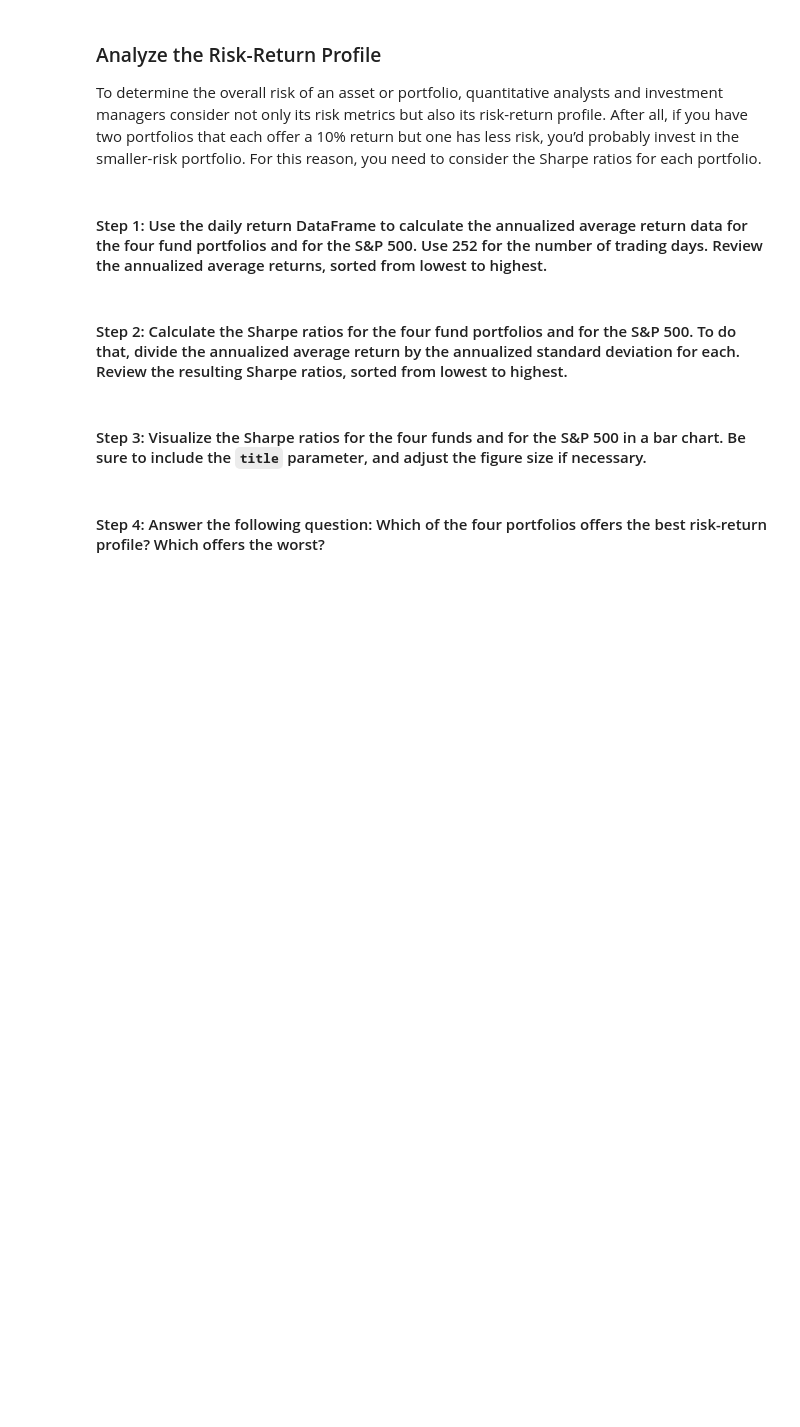
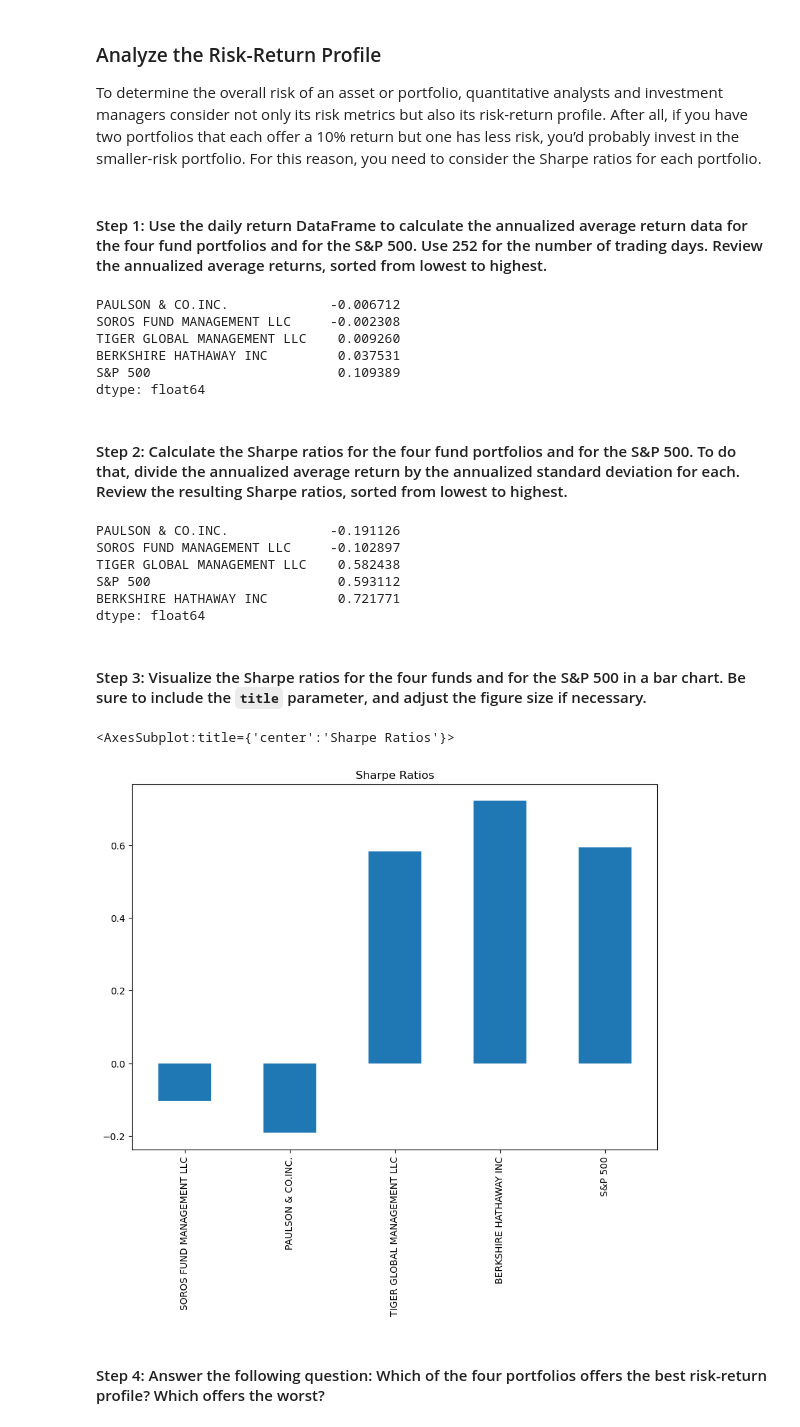
Before and after one commit to DanHerman212/challenge4, a Jupyter notebook: risk_return_analysis.ipynb, the cells around one changed output. Saved outputs shown, nothing was run; the diff lists cells and outputs as text; code cells hidden in the pictures; blank space fills up the shorter version.

Commit message:
Savepoint: Completed Risk-Return, next Diversify Portfolio

```diff
--- a/risk_return_analysis.ipynb
+++ b/risk_return_analysis.ipynb
@@ -305,19 +305,41 @@ To determine the overall risk of an asset or portfolio, quantitative analysts an
 # Calculate the annual average return data for the for fund portfolios and the S&P 500
 # Use 252 as the number of trading days in the year
 # Review the annual average returns sorted from lowest to highest
-# YOUR CODE HERE
+trading_days = 255
+
+annual_average_returns = daily_returns_nav_spx.mean() * trading_days
+annual_average_returns.sort_values()
+# %% [output]
+PAULSON & CO.INC.             -0.006712
+SOROS FUND MANAGEMENT LLC     -0.002308
+TIGER GLOBAL MANAGEMENT LLC    0.009260
+BERKSHIRE HATHAWAY INC         0.037531
+S&P 500                        0.109389
+dtype: float64
 # %% [markdown]
 #### Step 2: Calculate the Sharpe ratios for the four fund portfolios and for the S&P 500. To do that, divide the annualized average return by the annualized standard deviation for each. Review the resulting Sharpe ratios, sorted from lowest to highest.
 # %%
 # Calculate the annualized Sharpe Ratios for each of the 4 portfolios and the S&P 500.
 # Review the Sharpe ratios sorted lowest to highest
-# YOUR CODE HERE
+sharpe_ratio = annual_average_returns / annual_standard_deviation
+
+sharpe_ratio.sort_values()
+# %% [output]
+PAULSON & CO.INC.             -0.191126
+SOROS FUND MANAGEMENT LLC     -0.102897
+TIGER GLOBAL MANAGEMENT LLC    0.582438
+S&P 500                        0.593112
+BERKSHIRE HATHAWAY INC         0.721771
+dtype: float64
 # %% [markdown]
 #### Step 3: Visualize the Sharpe ratios for the four funds and for the S&P 500 in a bar chart. Be sure to include the `title` parameter, and adjust the figure size if necessary.
 # %%
 # Visualize the Sharpe ratios as a bar chart
 # Include a title parameter and adjust the figure size
-# YOUR CODE HERE
+sharpe_ratio.plot.bar(figsize=(10, 7), title="Sharpe Ratios")
+# %% [output]
+<AxesSubplot:title={'center':'Sharpe Ratios'}>
+[figure, added]
 # %% [markdown]
 #### Step 4: Answer the following question: Which of the four portfolios offers the best risk-return profile? Which offers the worst?
 # %% [markdown]
```
Also changed, not shown: parts of 1 cell of this notebook.
